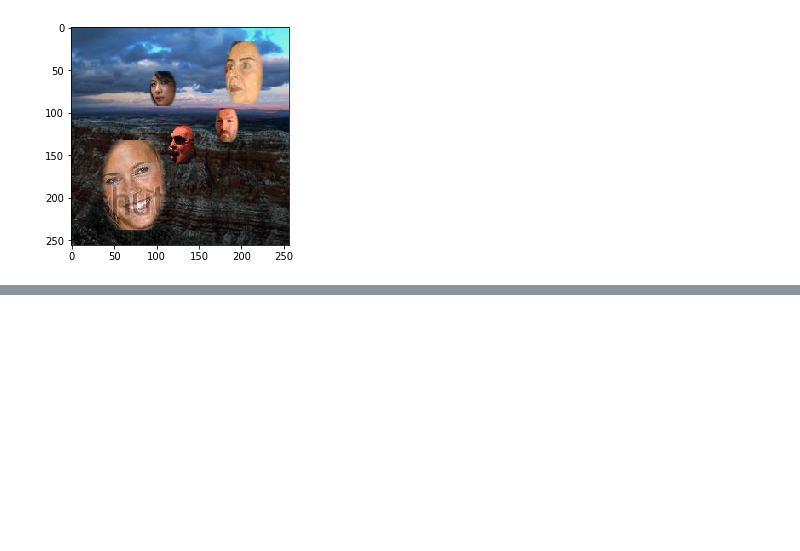
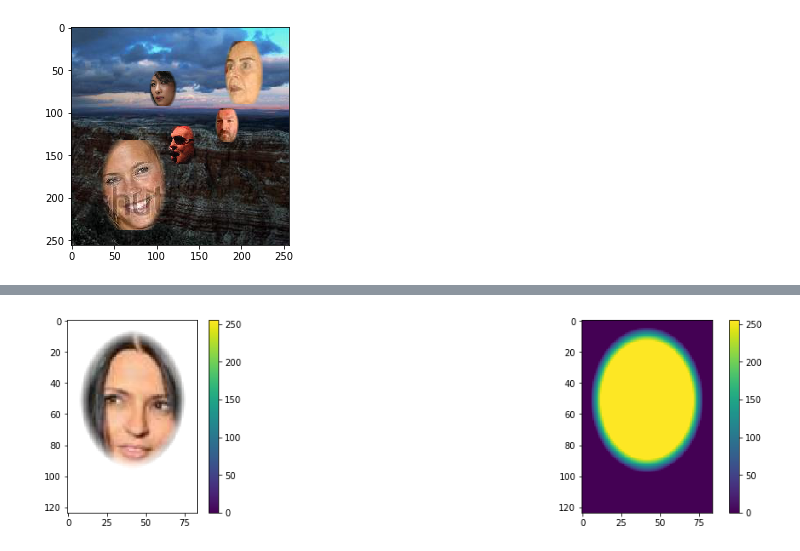
Before and after one commit to ssaz5/floating_head_generation, a Jupyter notebook: DataGeneration.ipynb, the cells around one changed output, grey strips where cells are left out. Saved outputs shown, nothing was run; the diff lists cells and outputs as text; code cells hidden in the pictures; blank space fills up the shorter version.

```diff
--- a/DataGeneration.ipynb
+++ b/DataGeneration.ipynb
@@ -187,0 +150,86 @@ plt.imshow(img)
+# %%
+def gkern(kernlen_x=21,kernlen_y=21, nsig_x=3, nsig_y=4, mu_x=2,mu_y=-4):
+    """Returns a 2D Gaussian kernel array."""
+
+    interval_x = (2*nsig_x+1.)/(kernlen_x)
+    interval_y = (2*nsig_y+1.)/(kernlen_y)
+    x = np.linspace(-nsig_x-interval_x/2., nsig_x+interval_x/2., kernlen_x+1)
+    y = np.linspace(-nsig_y-interval_y/2., nsig_y+interval_y/2., kernlen_y+1)
+    kern1d = np.diff(st.norm.cdf(x-(2*mu_x )/kernlen_x))
+    kern2d = np.diff(st.norm.cdf(y-(2*mu_y )/kernlen_y))
+    kernel_raw = np.sqrt(np.outer(kern1d, kern2d))
+    kernel = kernel_raw/kernel_raw.sum()
+    return kernel
+
+
+def get_kern(kernlen_x, kernlen_y, sig_x1, sig_y1, sig_x2, sig_y2, mu_x1, mu_y1, mu_x2, mu_y2):
+    return gkern(kernlen_x, kernlen_y, sig_x1, sig_y1, mu_x1, mu_y1) , gkern(kernlen_x, kernlen_y,sig_x2, sig_y2,mu_x2, mu_y2)
+# %%
+test_face = Image.open('cropped_better/' + faces[15])
+
+data = np.array(test_face.getdata())
+blank_img = Image.fromarray(np.ones(test_face.size[::-1] + tuple([3]), dtype = np.uint8)*255)
+
+kern1, kern2 = get_kern(test_face.size[1],test_face.size[0],1.15,1, 1.5,1, -test_face.size[1]*0.1, 0, test_face.size[1]*0.35, 0)
+
+
+kern1 = kern1/np.max(kern1)
+th_1 = (np.mean(kern1) + 0.05*np.std(kern1))
+kern1[kern1 < th_1] = np.nan
+kern1 = np.log(kern1)
+kern1 -= np.nanmin(kern1)
+kern1 /= np.nanmax(kern1)
+kern1 *=768
+kern1 = np.nan_to_num(kern1)
+
+kern2 = nkern(test_face.size[1],test_face.size[0], 4, 10, 4*test_face.size[1],0)
+kern2 /= np.nanmax(kern2)
+kern2 = 1-kern2
+
+th_2 = (np.mean(kern1) + 0.05*np.std(kern2))
+kern2[kern2 < th_1] = np.nan
+
+kern2 = np.log(kern2+1e-12)
+print(kern2)
+kern2 -= np.nanmin(kern2)
+kern2 /= np.nanmax(kern2)
+kern2 *= 255
+kern2 = np.nan_to_num(kern2)
+
+
+# kern2 = kern2/np.max(kern2)
+# th_2 = (np.mean(kern2) + 0.9*np.std(kern2))
+# kern2[kern2 < th_2] = np.nan
+# kern2 = np.log(kern2)
+# kern2 -= np.nanmin(kern2)
+# kern2 /= np.nanmax(kern2)
+# kern2 *=768
+# kern2 = np.nan_to_num(kern2)
+
+
+kern = kern1 + kern2
+# kern =  kern2
+# kern =  kern1
+print ((np.unique(kern)))
+kern[kern>255] = 255
+
+x_img = Image.fromarray(np.uint8(kern))
+
+x_img = x_img.filter(ImageFilter.MinFilter(5))
+
+
+blank_img.paste(test_face, (0,0), x_img)
+
+
+plt.subplot(1,3,1)
+# plt.imshow(test_face)
+plt.imshow(blank_img)
+plt.colorbar()
+
+plt.subplot(1,2,2)
+plt.imshow(kern)
+plt.colorbar()
+
+
+plt.subplots_adjust(left = 28, right = 30)
+# %% [output]
@@ -187,0 +245 @@ plt.imshow(img)
+[figure, added]
```
Also changed, not shown: parts of 22 cells of this notebook, 4 other files.
